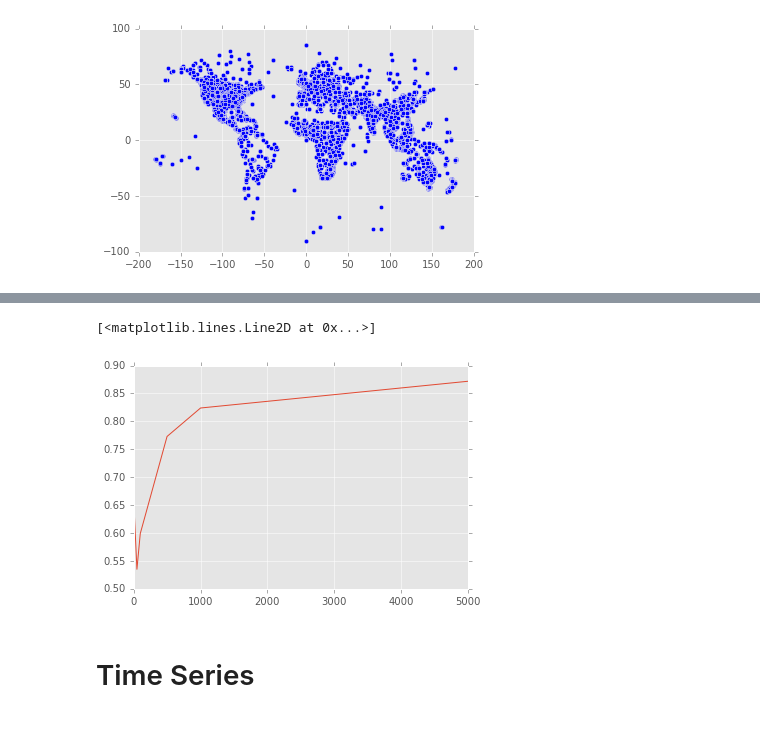
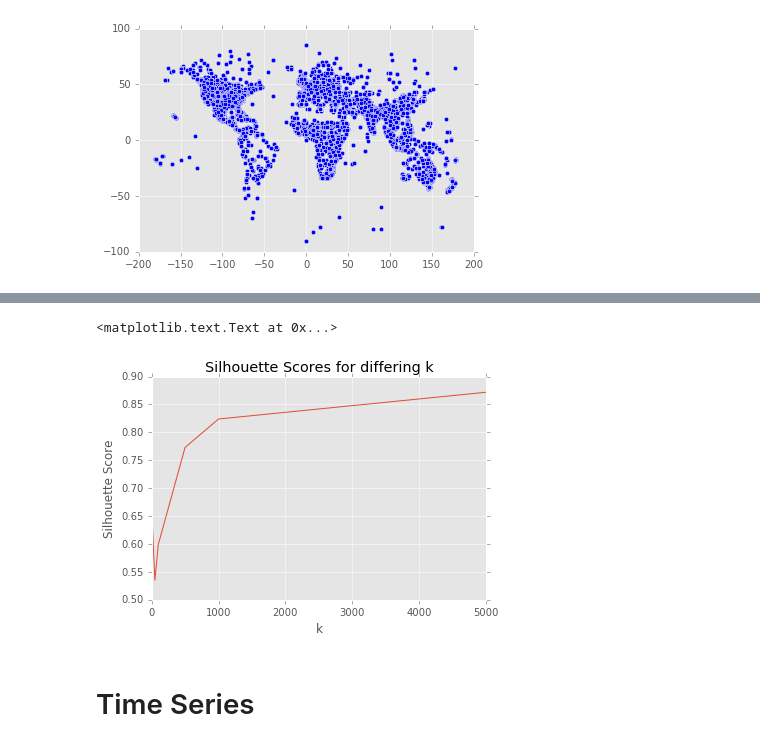
Before and after one commit to brendan-dorsey/stabilitas-thresholds, a Jupyter notebook: initial_eda.ipynb, the cells around one changed output, grey strips where cells are left out. Saved outputs shown, nothing was run; the diff lists cells and outputs as text; code cells hidden in the pictures.

```diff
--- a/initial_eda.ipynb
+++ b/initial_eda.ipynb
@@ -116,9 +157,15 @@ It looks like 1000 is a good target, but this is just initial exploration and sh
 # %%
 # Plot results from widest grid search
-plt.plot([2, 50, 100, 500, 1000, 5000], [0.659, 0.535, 0.599, 0.773, 0.824, 0.872])
+plt.plot(
+    [2, 50, 100, 500, 1000, 5000],
+    [0.659, 0.535, 0.599, 0.773, 0.824, 0.872],
+)
+plt.title("Silhouette Scores for differing k")
+plt.xlabel("k")
+plt.ylabel("Silhouette Score")
 # %% [output]
-[<matplotlib.lines.Line2D at 0x...>]
+<matplotlib.text.Text at 0x...>
-[figure, old version]
+[figure, new version]
 # %% [markdown]
 # Time Series
 # %% [markdown]
```
Also changed, not shown: parts of 12 cells of this notebook, 1 other file.
